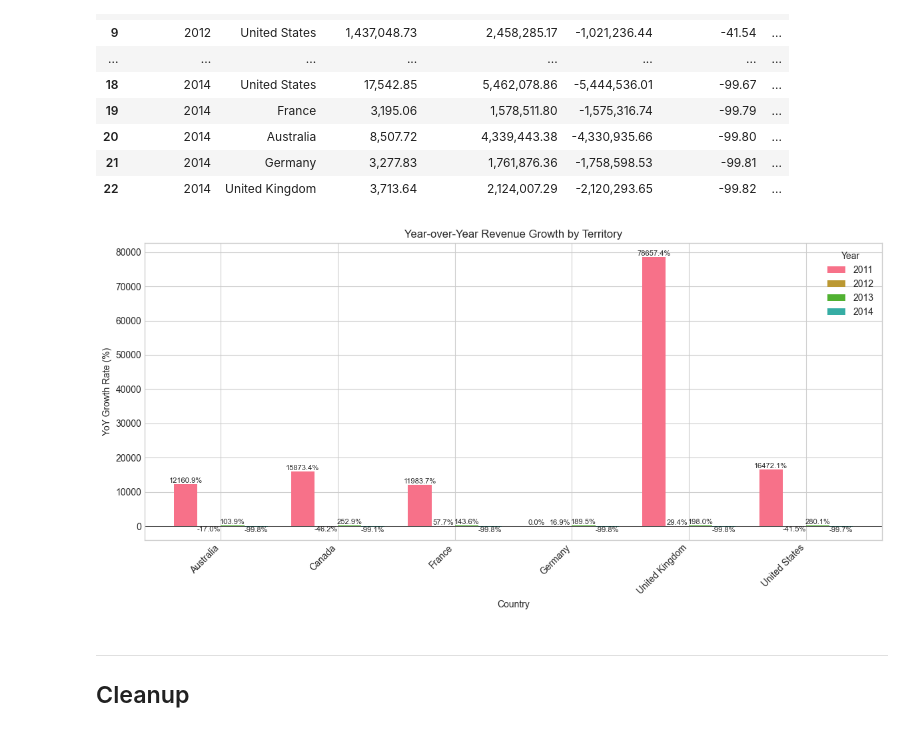
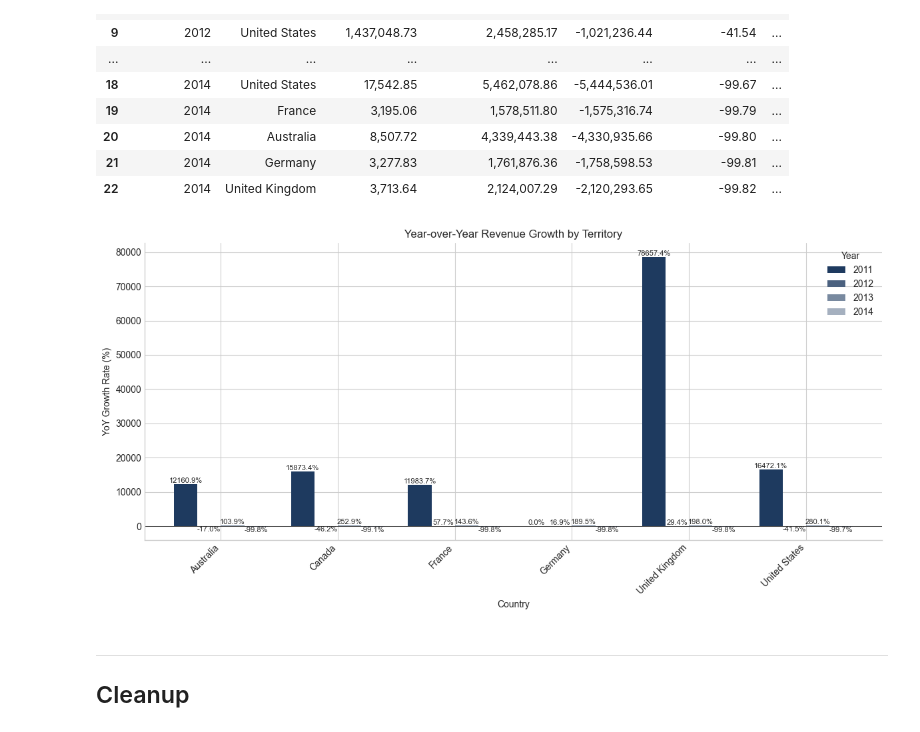
Before and after one commit to musatouray/portfolio-projects, a Jupyter notebook: Advanced-SQL-Patterns/notebooks/01_sales_performance.ipynb, the cells around one changed output. Drawn from its saved outputs; the diff is of its cells as text; code cells hidden in the pictures.

```diff
--- a/Advanced-SQL-Patterns/notebooks/01_sales_performance.ipynb
+++ b/Advanced-SQL-Patterns/notebooks/01_sales_performance.ipynb
@@ -220,20 +245,28 @@ df_q2.head(20)
 | 19 | 2011 | 2 | Jillian Carson | 698,988.10 | 501,750.78 | 197,237.32 | ... |
 # %%
 # Visualization: Sales Rep Rank Movement (Top 5 reps)
+# Theme colors (hierarchical: best to worst)
+THEME_COLORS = ['#1E3A5F', '#4B617F', '#78899F', '#A5B0BF', '#B7C5DB']
+
 top_reps = df_q2.groupby('SalesRepName')['QuarterlySales'].sum().nlargest(5).index.tolist()
 df_top = df_q2[df_q2['SalesRepName'].isin(top_reps)].copy()
 df_top['Period'] = df_top['CalendarYear'].astype(str) + '-Q' + df_top['Quarter'].astype(str)
 
 fig, ax = plt.subplots(figsize=(12, 6))
-for rep in top_reps:
+for i, rep in enumerate(top_reps):
     rep_data = df_top[df_top['SalesRepName'] == rep]
-    ax.plot(rep_data['Period'], rep_data['CurrentRank'], marker='o', label=rep, linewidth=2)
+    color = THEME_COLORS[i] if i < len(THEME_COLORS) else THEME_COLORS[-1]
+    linewidth = 2.5 if i == 0 else 1.5
+    ax.plot(rep_data['Period'], rep_data['CurrentRank'], marker='o', label=rep,
+            linewidth=linewidth, color=color)
 
 ax.set_xlabel('Quarter')
 ax.set_ylabel('Rank (1 = Best)')
 ax.set_title('Sales Rep Rank Movement Over Time (Top 5 by Total Revenue)')
-ax.invert_yaxis()  # Rank 1 at top
+ax.invert_yaxis()
 ax.legend(bbox_to_anchor=(1.02, 1), loc='upper left')
+ax.spines['top'].set_visible(False)
+ax.spines['right'].set_visible(False)
 plt.xticks(rotation=45)
 plt.tight_layout()
 plt.show()
@@ -410,27 +443,38 @@ df_q4
 | 22 | 2014 | United Kingdom | 3,713.64 | 2,124,007.29 | -2,120,293.65 | -99.82 | ... |
 # %%
 # Visualization: YoY Growth Rate by Territory
+# Theme colors (hierarchical: best to worst)
+THEME_COLORS = ['#1E3A5F', '#4B617F', '#78899F', '#A5B0BF', '#B7C5DB']
+
 fig, ax = plt.subplots(figsize=(12, 6))
 
 # Pivot for grouped bar chart
 pivot_df = df_q4.pivot(index='Country', columns='CalendarYear', values='YoYGrowthRate')
-pivot_df.plot(kind='bar', ax=ax, width=0.8)
+
+# Assign colors based on year order
+years = sorted(pivot_df.columns)
+year_colors = {year: THEME_COLORS[i] if i < len(THEME_COLORS) else THEME_COLORS[-1]
+               for i, year in enumerate(years)}
+colors = [year_colors[year] for year in pivot_df.columns]
+
+pivot_df.plot(kind='bar', ax=ax, width=0.8, color=colors)
 
 ax.axhline(y=0, color='black', linestyle='-', linewidth=0.5)
 ax.set_xlabel('Country')
 ax.set_ylabel('YoY Growth Rate (%)')
 ax.set_title('Year-over-Year Revenue Growth by Territory')
 ax.legend(title='Year')
+ax.spines['top'].set_visible(False)
+ax.spines['right'].set_visible(False)
 plt.xticks(rotation=45, ha='right')
 
-# Color positive/negative
 for container in ax.containers:
     ax.bar_label(container, fmt='%.1f%%', fontsize=8)
 
 plt.tight_layout()
 plt.show()
 # %% [output]
-[figure, old version]
+[figure, new version]
 # %% [markdown]
 ---
 ## Cleanup
```
Also changed, not shown: parts of 4 cells of this notebook, 2 other files.
